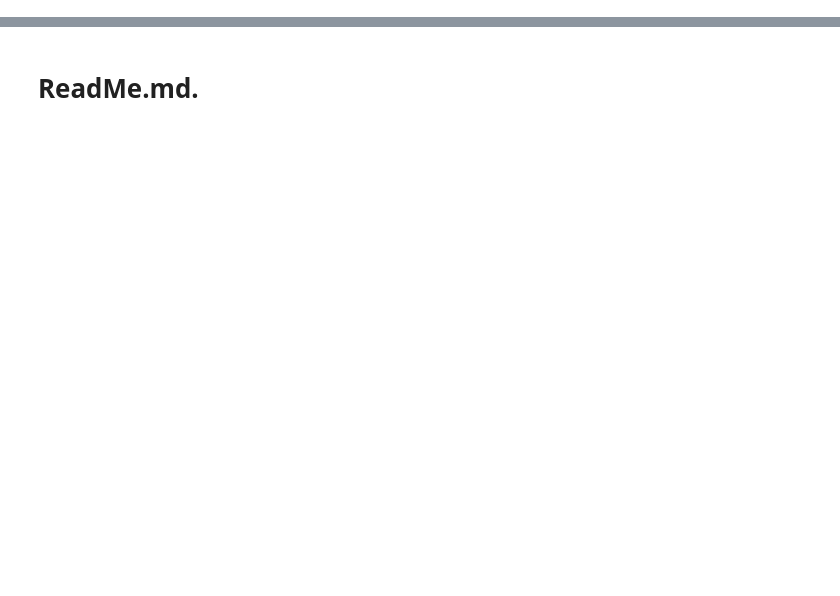
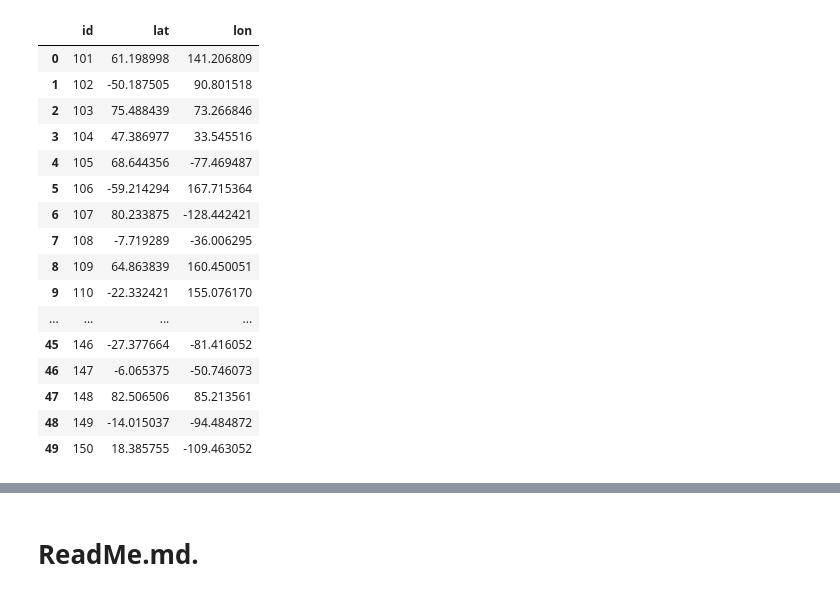
Before and after one commit to Artuom-collab/VK_Hackaton, a Jupyter notebook: Профильная_задача_стажировки_VK.ipynb, the cells around one changed output, grey strips where cells are left out. Saved outputs shown, nothing was run; the diff lists cells and outputs as text; code cells hidden in the pictures; blank space fills up the shorter version.

```diff
--- a/Профильная_задача_стажировки_VK.ipynb
+++ b/Профильная_задача_стажировки_VK.ipynb
@@ -2,0 +51,20 @@
+# %%
+test_df
+# %% [output]
+|  | id | lat | lon |
+| 0 | 101 | 61.198998 | 141.206809 |
+| 1 | 102 | -50.187505 | 90.801518 |
+| 2 | 103 | 75.488439 | 73.266846 |
+| 3 | 104 | 47.386977 | 33.545516 |
+| 4 | 105 | 68.644356 | -77.469487 |
+| 5 | 106 | -59.214294 | 167.715364 |
+| 6 | 107 | 80.233875 | -128.442421 |
+| 7 | 108 | -7.719289 | -36.006295 |
+| 8 | 109 | 64.863839 | 160.450051 |
+| 9 | 110 | -22.332421 | 155.076170 |
+| ... | ... | ... | ... |
+| 45 | 146 | -27.377664 | -81.416052 |
+| 46 | 147 | -6.065375 | -50.746073 |
+| 47 | 148 | 82.506506 | 85.213561 |
+| 48 | 149 | -14.015037 | -94.484872 |
+| 49 | 150 | 18.385755 | -109.463052 |
```
Also changed, not shown: parts of 21 cells of this notebook.
